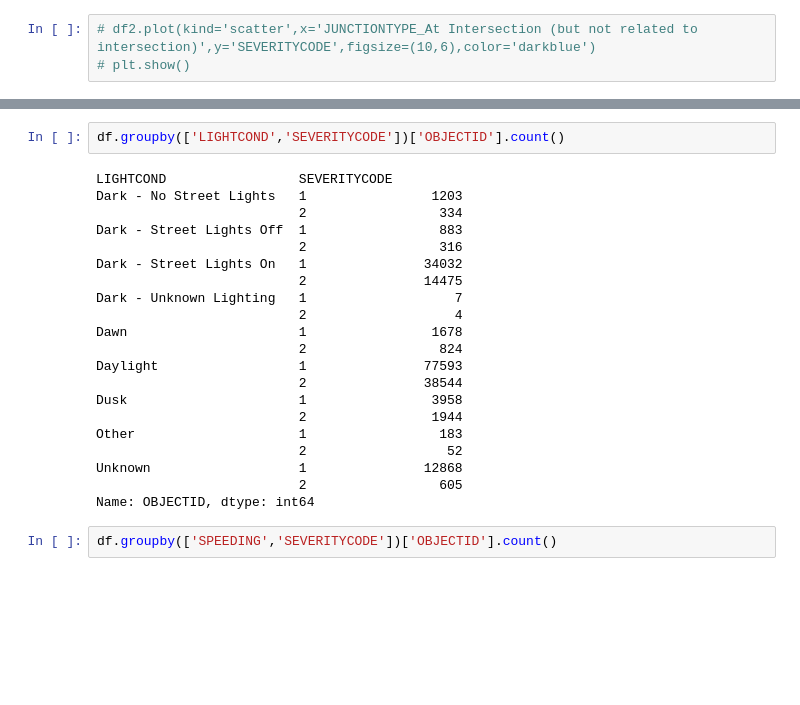
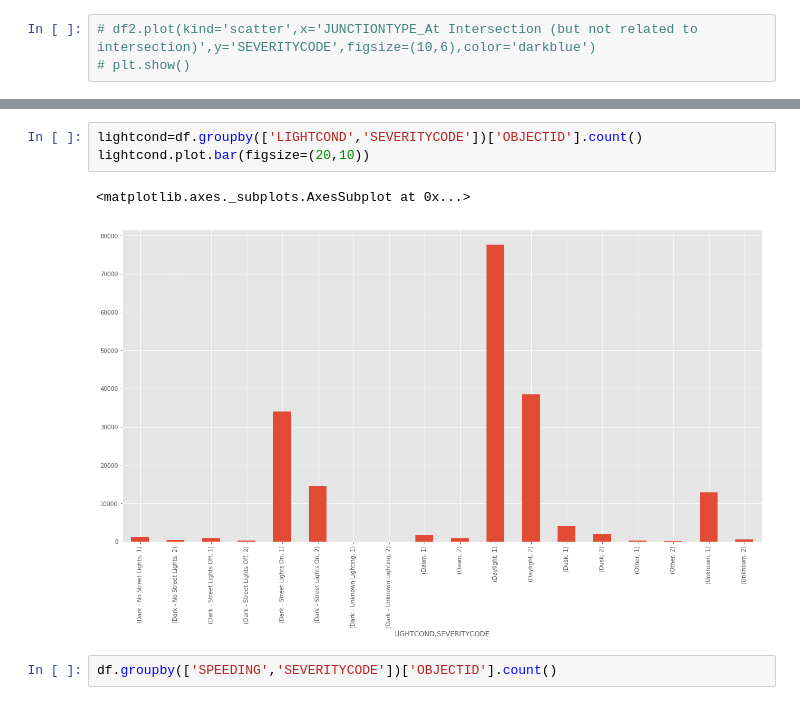
Before and after one commit to sundararumugham/Capstone, a Jupyter notebook: Project_Capstone.ipynb, the cells around one changed output, grey strips where cells are left out. Saved outputs shown, nothing was run; the diff lists cells and outputs as text; blank space fills up the shorter version.

```diff
--- a/Project_Capstone.ipynb
+++ b/Project_Capstone.ipynb
@@ -202,26 +131,9 @@ Name: OBJECTID, dtype: int64
 # %%
-df.groupby(['LIGHTCOND','SEVERITYCODE'])['OBJECTID'].count()
+lightcond=df.groupby(['LIGHTCOND','SEVERITYCODE'])['OBJECTID'].count()
+lightcond.plot.bar(figsize=(20,10))
 # %% [output]
-LIGHTCOND                 SEVERITYCODE
-Dark - No Street Lights   1                1203
-                          2                 334
-Dark - Street Lights Off  1                 883
-                          2                 316
-Dark - Street Lights On   1               34032
-                          2               14475
-Dark - Unknown Lighting   1                   7
-                          2                   4
-Dawn                      1                1678
-                          2                 824
-Daylight                  1               77593
-                          2               38544
-Dusk                      1                3958
-                          2                1944
-Other                     1                 183
-                          2                  52
-Unknown                   1               12868
-                          2                 605
-Name: OBJECTID, dtype: int64
+<matplotlib.axes._subplots.AxesSubplot at 0x...>
+[figure, added]
 # %%
 df.groupby(['SPEEDING','SEVERITYCODE'])['OBJECTID'].count()
 # %% [output]
```
Also changed, not shown: parts of 60 cells of this notebook.
